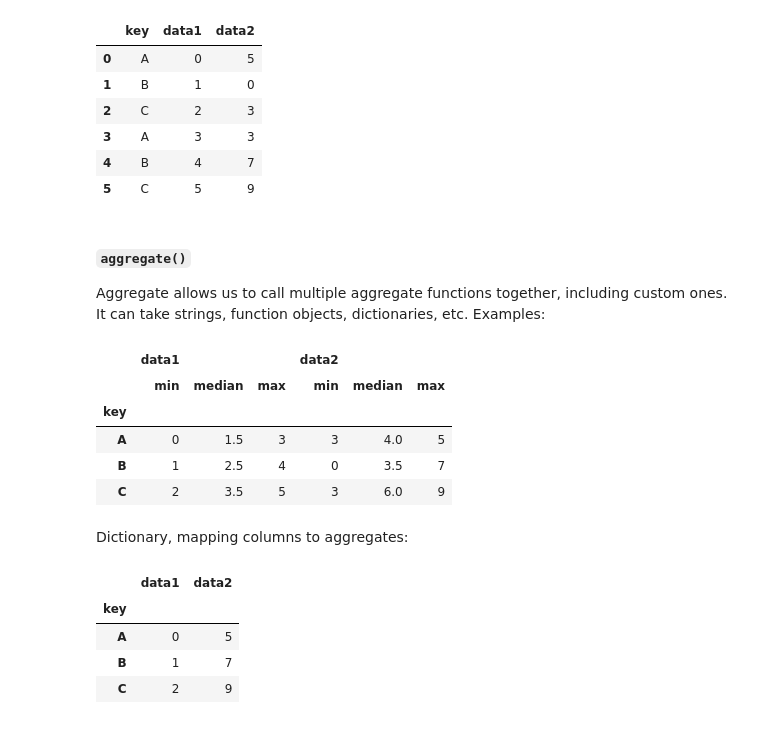
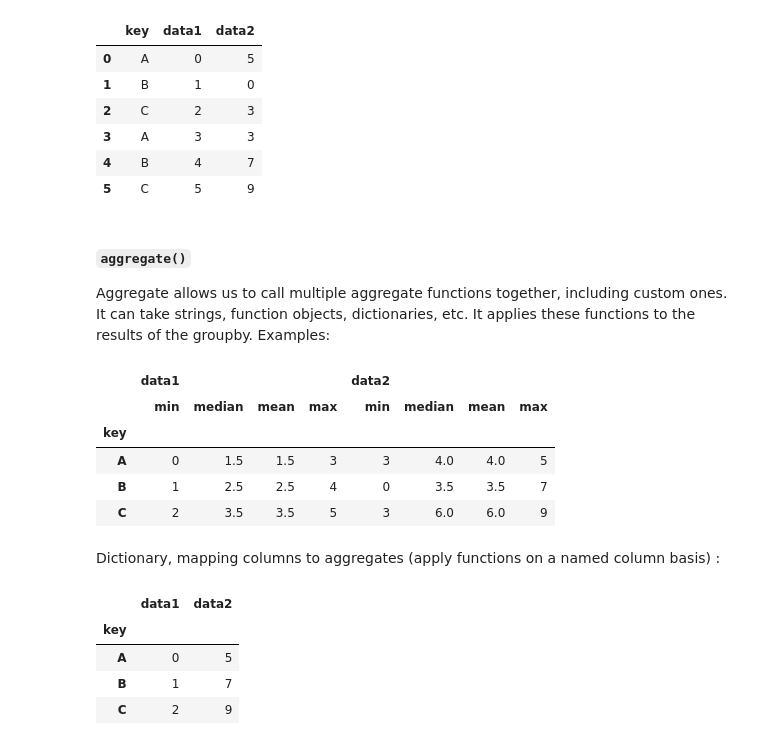
Before and after one commit to connolly/A302_2019, a Jupyter notebook: lectures/lecture-07-pandas/lecture-07-pandas.ipynb, the cells around one changed output. Drawn from its saved outputs; the diff is of its cells as text; code cells hidden in the pictures.

```diff
--- a/lectures/lecture-07-pandas/lecture-07-pandas.ipynb
+++ b/lectures/lecture-07-pandas/lecture-07-pandas.ipynb
@@ -254,18 +269,18 @@ df
 # %% [markdown]
 #### `aggregate()`
 
-Aggregate allows us to call multiple aggregate functions together, including custom ones. It can take strings, function objects, dictionaries, etc. Examples:
+Aggregate allows us to call multiple aggregate functions together, including custom ones. It can take strings, function objects, dictionaries, etc. It applies these functions to the results of the groupby. Examples:
 # %%
-df.groupby('key').aggregate(['min', np.median, max])
+df.groupby('key').aggregate(['min', np.median, np.mean, max])
 # %% [output]
-|  | data1 |  |  | data2 |  |  |
-|  | min | median | max | min | median | max |
-| key |  |  |  |  |  |  |
-| A | 0 | 1.5 | 3 | 3 | 4.0 | 5 |
-| B | 1 | 2.5 | 4 | 0 | 3.5 | 7 |
-| C | 2 | 3.5 | 5 | 3 | 6.0 | 9 |
+|  | data1 |  |  |  | data2 |  |  |  |
+|  | min | median | mean | max | min | median | mean | max |
+| key |  |  |  |  |  |  |  |  |
+| A | 0 | 1.5 | 1.5 | 3 | 3 | 4.0 | 4.0 | 5 |
+| B | 1 | 2.5 | 2.5 | 4 | 0 | 3.5 | 3.5 | 7 |
+| C | 2 | 3.5 | 3.5 | 5 | 3 | 6.0 | 6.0 | 9 |
 # %% [markdown]
-Dictionary, mapping columns to aggregates:
+Dictionary, mapping columns to aggregates (apply functions on a named column basis) :
 # %%
 df.groupby('key').aggregate({'data1': min,
                              'data2': 'max'})
```
Also changed, not shown: parts of 7 cells of this notebook, 8 other files.
